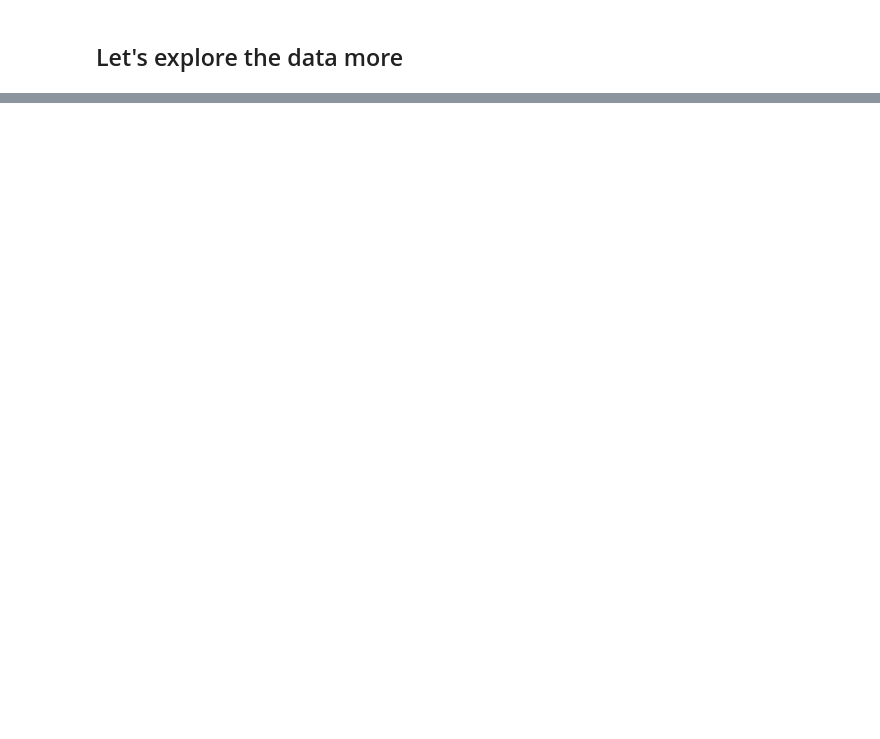
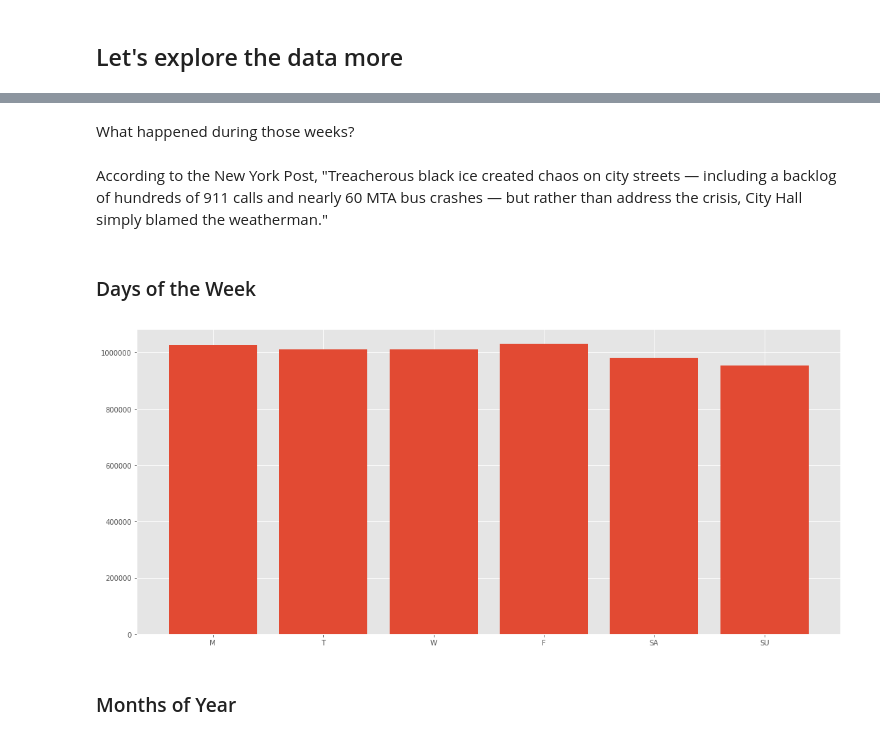
Before and after one commit to boscacci/NYC-EMS-Time-Series, a Jupyter notebook: 2019-01-23_1409_EMS.ipynb, the cells around one changed output, grey strips where cells are left out. Cells and saved outputs as stored; diff of their text form; code cells hidden in the pictures; blank space fills up the shorter version.

```diff
--- a/2019-01-23_1409_EMS.ipynb
+++ b/2019-01-23_1409_EMS.ipynb
@@ -643,0 +738,17 @@ weekly_call_volume_df.nsmallest(10, 'sum of weekly calls')
+# %% [markdown]
+What happened during those weeks?
+# %% [markdown]
+According to the New York Post, "Treacherous black ice created chaos on city streets — including a backlog of hundreds of 911 calls and nearly 60 MTA bus crashes — but rather than address the crisis, City Hall simply blamed the weatherman."
+# %% [markdown]
+### Days of the Week
+# %%
+coerced_data['day_of_week'] = coerced_data.index.dayofweek
+# %%
+plt.figure(figsize=(18,8))
+plt.bar(['M','T','W','T','F','SA','SU'],
+    coerced_data.groupby('day_of_week').sum()['count'])
+plt.show()
+# %% [output]
+[figure, added]
+# %% [markdown]
+### Months of Year
```
Also changed, not shown: parts of 58 cells of this notebook, 1 other file.
